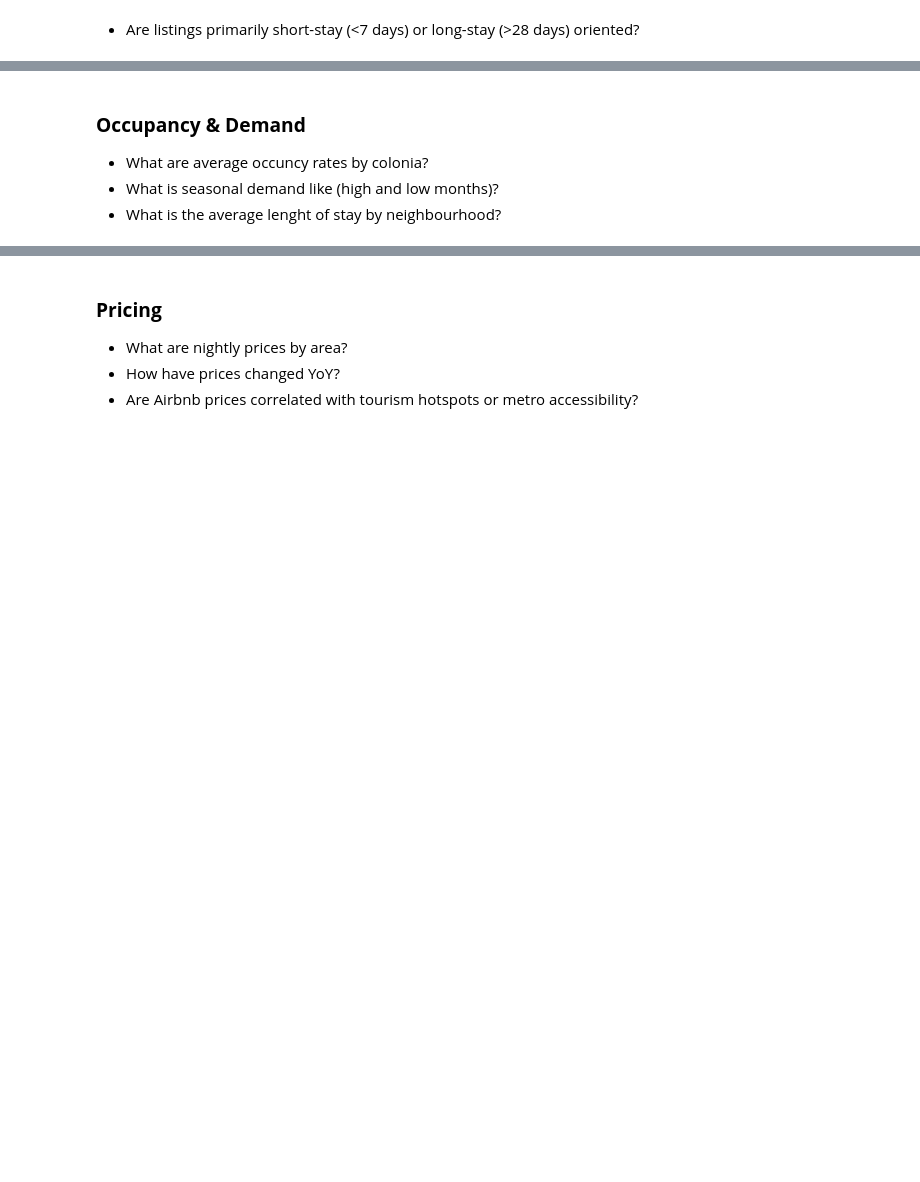
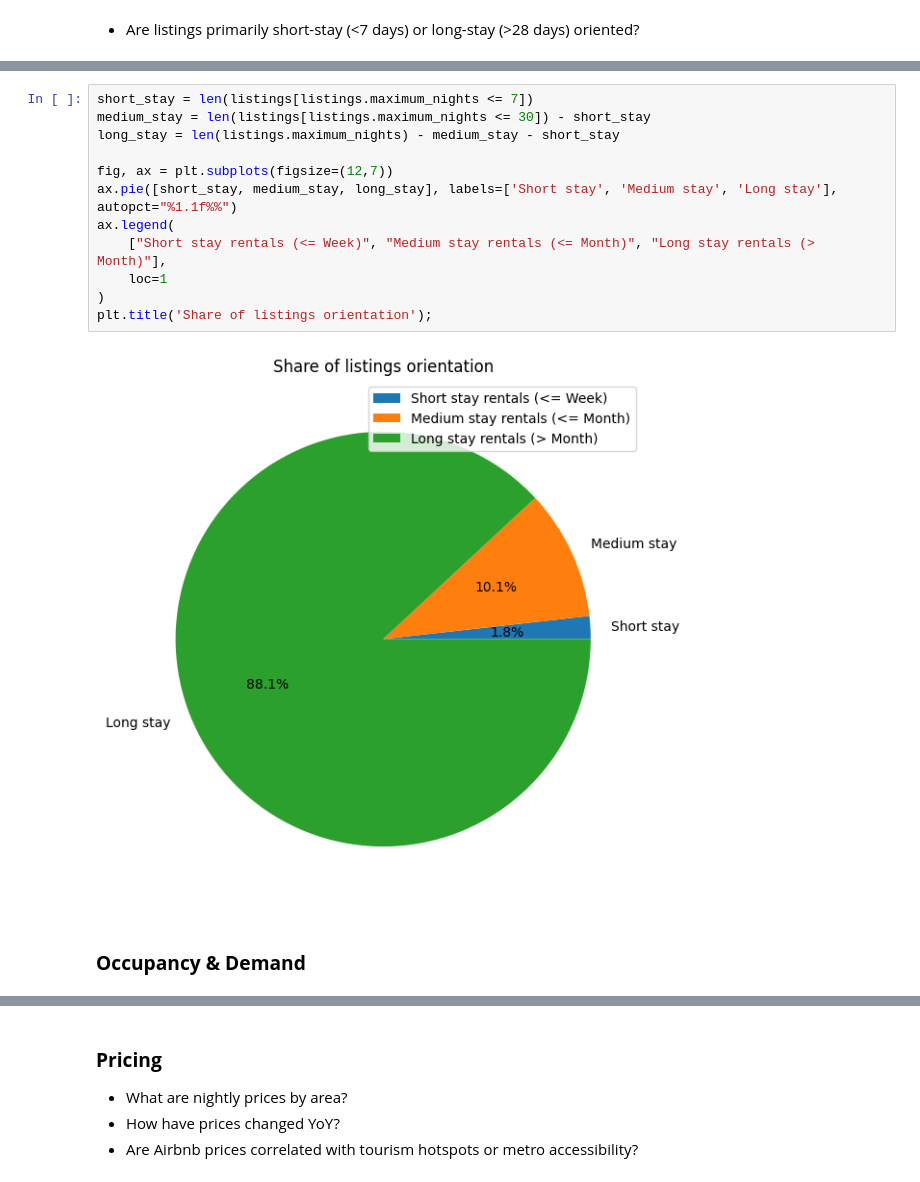
Before and after one commit to EdgarHTT/Airbnb_CDMX_EDA, a Jupyter notebook: Airbnb_CDMX_EDA.ipynb, the cells around one changed output, grey strips where cells are left out. Saved outputs shown, nothing was run; the diff lists cells and outputs as text; blank space fills up the shorter version.

```diff
--- a/Airbnb_CDMX_EDA.ipynb
+++ b/Airbnb_CDMX_EDA.ipynb
@@ -370,5 +365,16 @@ listings.head(5).T
+# %%
+short_stay = len(listings[listings.maximum_nights <= 7])
+medium_stay = len(listings[listings.maximum_nights <= 30]) - short_stay
+long_stay = len(listings.maximum_nights) - medium_stay - short_stay
+
+fig, ax = plt.subplots(figsize=(12,7))
+ax.pie([short_stay, medium_stay, long_stay], labels=['Short stay', 'Medium stay', 'Long stay'], autopct="%1.1f%%")
+ax.legend(
+    ["Short stay rentals (<= Week)", "Medium stay rentals (<= Month)", "Long stay rentals (> Month)"],
+    loc=1
+)
+plt.title('Share of listings orientation');
+# %% [output]
+[figure, added]
 # %% [markdown]
 ### **Occupancy & Demand**
-- What are average occuncy rates by colonia?
-- What is seasonal demand like (high and low months)?
-- What is the average lenght of stay by neighbourhood?
```
Also changed, not shown: parts of 11 cells of this notebook.
